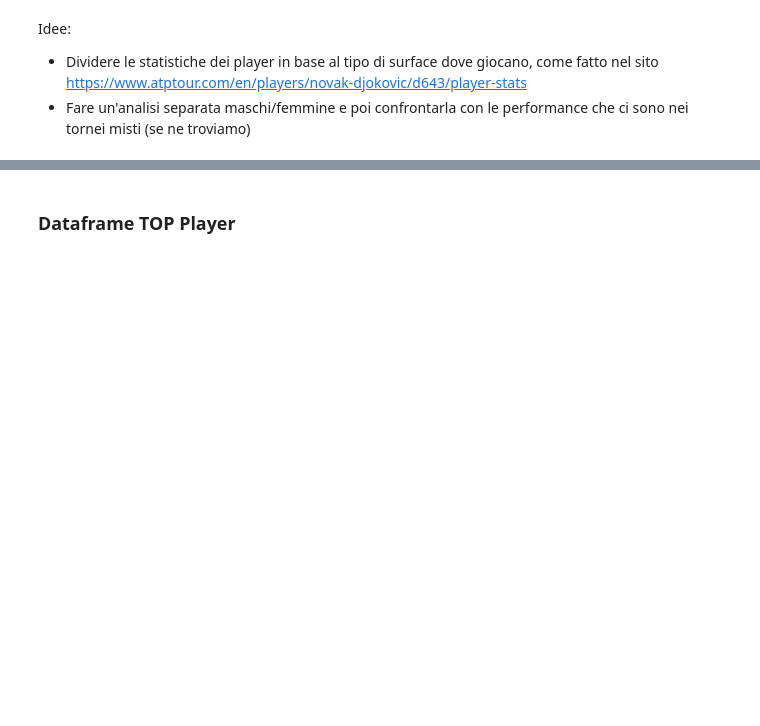
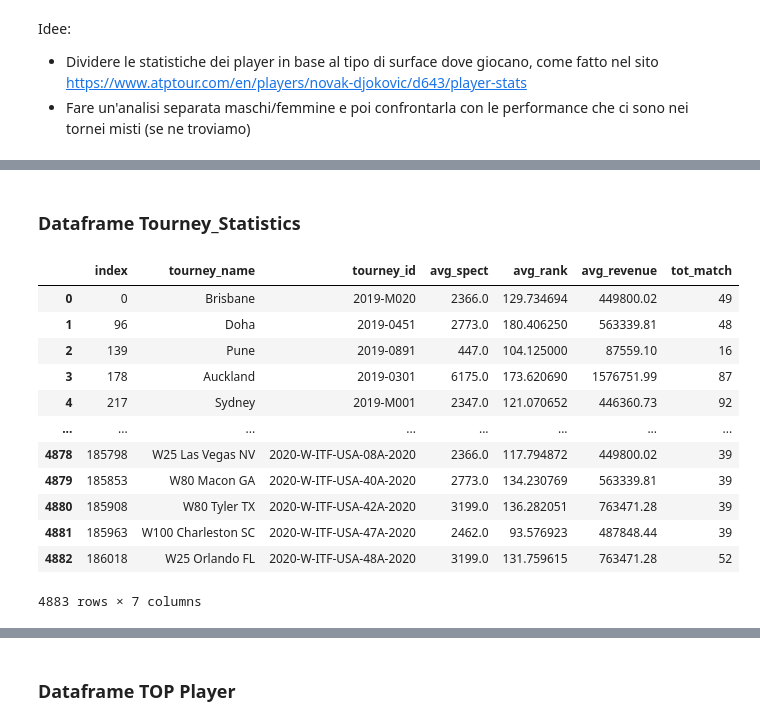
Before and after one commit to WilliamSimoni/Tennis-Matches-Data-mining, a Jupyter notebook: src/3_data_integration.ipynb, the cells around one changed output, grey strips where cells are left out. Saved outputs shown, nothing was run; the diff lists cells and outputs as text; code cells hidden in the pictures; blank space fills up the shorter version.

```diff
--- a/src/3_data_integration.ipynb
+++ b/src/3_data_integration.ipynb
@@ -219,0 +320,2 @@ Idee:
+# %% [markdown]
+### Dataframe Tourney_Statistics
@@ -219,0 +329,32 @@ Idee:
+# %%
+#clean dataset of null values
+df_matchey_tourney_stat_no_null = df_matches[(df_matches['tourney_name'].notna()) & (df_matches['tourney_spectators'].notna()) & (df_matches['tourney_id'].notna())]
+# %%
+df_tourney_stats = df_matchey_tourney_stat_no_null[['tourney_name', 'tourney_id']].drop_duplicates().reset_index()
+
+df_matches_group_by_tourney_mean = df_matchey_tourney_stat_no_null.groupby(['tourney_name', 'tourney_id']).mean().reset_index()
+df_matches_group_by_tourney_count= df_matchey_tourney_stat_no_null.groupby(['tourney_name', 'tourney_id'], as_index=False).agg({'draw_size':'count'})
+
+df_tourney_stats['avg_spect'] = df_matches_group_by_tourney_mean['tourney_spectators']
+
+df_tourney_stats['avg_rank'] = (df_matches_group_by_tourney_mean['winner_rank'] + df_matches_group_by_tourney_mean['loser_rank'])/2
+
+df_tourney_stats['avg_revenue'] =  df_matches_group_by_tourney_mean['tourney_revenue']
+
+df_tourney_stats['tot_match'] = df_matches_group_by_tourney_count['draw_size']
+
+df_tourney_stats
+# %% [output]
+|  | index | tourney_name | tourney_id | avg_spect | avg_rank | avg_revenue | tot_match |
+| 0 | 0 | Brisbane | 2019-M020 | 2366.0 | 129.734694 | 449800.02 | 49 |
+| 1 | 96 | Doha | 2019-0451 | 2773.0 | 180.406250 | 563339.81 | 48 |
+| 2 | 139 | Pune | 2019-0891 | 447.0 | 104.125000 | 87559.10 | 16 |
+| 3 | 178 | Auckland | 2019-0301 | 6175.0 | 173.620690 | 1576751.99 | 87 |
+| 4 | 217 | Sydney | 2019-M001 | 2347.0 | 121.070652 | 446360.73 | 92 |
+| ... | ... | ... | ... | ... | ... | ... | ... |
+| 4878 | 185798 | W25 Las Vegas NV | 2020-W-ITF-USA-08A-2020 | 2366.0 | 117.794872 | 449800.02 | 39 |
+| 4879 | 185853 | W80 Macon GA | 2020-W-ITF-USA-40A-2020 | 2773.0 | 134.230769 | 563339.81 | 39 |
+| 4880 | 185908 | W80 Tyler TX | 2020-W-ITF-USA-42A-2020 | 3199.0 | 136.282051 | 763471.28 | 39 |
+| 4881 | 185963 | W100 Charleston SC | 2020-W-ITF-USA-47A-2020 | 2462.0 | 93.576923 | 487848.44 | 39 |
+| 4882 | 186018 | W25 Orlando FL | 2020-W-ITF-USA-48A-2020 | 3199.0 | 131.759615 | 763471.28 | 52 |
+4883 rows × 7 columns
```
Also changed, not shown: parts of 19 cells of this notebook, 1 other file.
